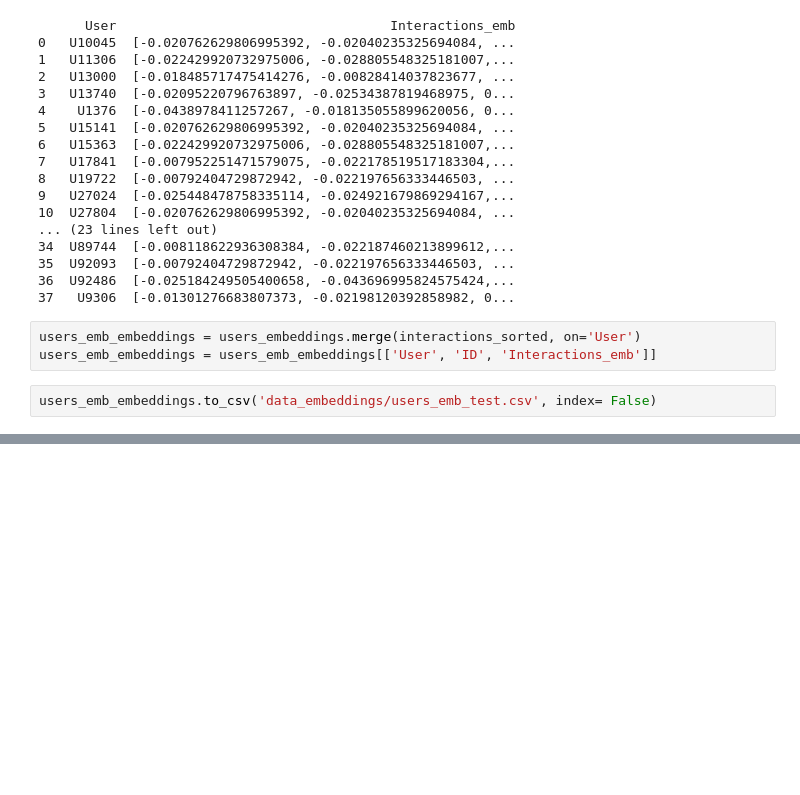
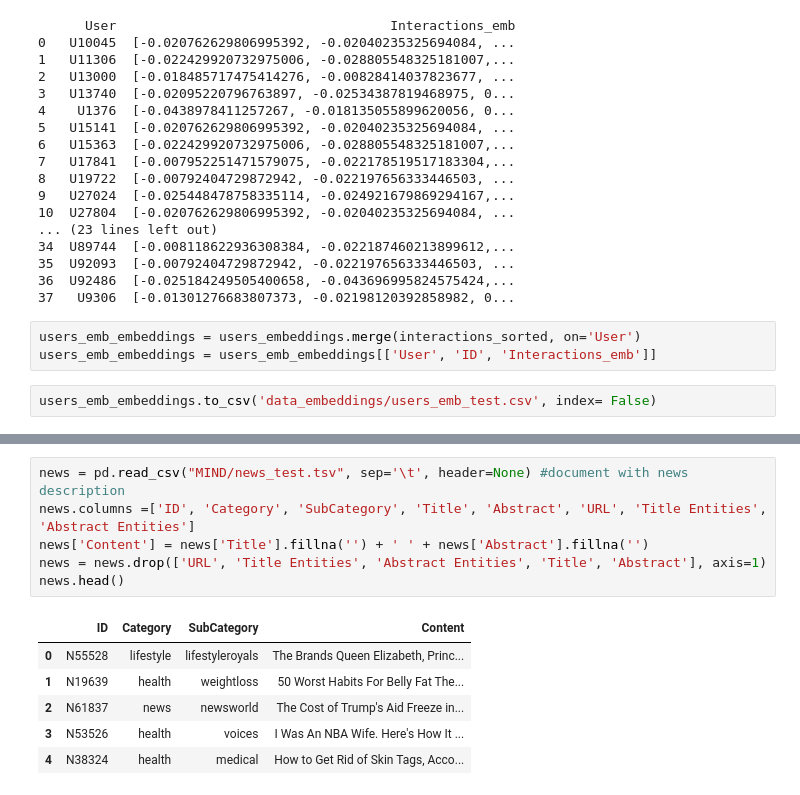
Before and after one commit to krisbara/GPT-Recommender-systems, a Jupyter notebook: data_preprocessing.ipynb, the cells around one changed output, grey strips where cells are left out. Drawn from its saved outputs; the diff is of its cells as text; blank space fills up the shorter version.

```diff
--- a/data_preprocessing.ipynb
+++ b/data_preprocessing.ipynb
@@ -168,0 +189,13 @@ users_emb_embeddings.to_csv('data_embeddings/users_emb_test.csv', index= False)
+# %%
+news = pd.read_csv("MIND/news_test.tsv", sep='\t', header=None) #document with news description
+news.columns =['ID', 'Category', 'SubCategory', 'Title', 'Abstract', 'URL', 'Title Entities', 'Abstract Entities']
+news['Content'] = news['Title'].fillna('') + ' ' + news['Abstract'].fillna('')
+news = news.drop(['URL', 'Title Entities', 'Abstract Entities', 'Title', 'Abstract'], axis=1)
+news.head()
+# %% [output]
+|  | ID | Category | SubCategory | Content |
+| 0 | N55528 | lifestyle | lifestyleroyals | The Brands Queen Elizabeth, Princ... |
+| 1 | N19639 | health | weightloss | 50 Worst Habits For Belly Fat The... |
+| 2 | N61837 | news | newsworld | The Cost of Trump's Aid Freeze in... |
+| 3 | N53526 | health | voices | I Was An NBA Wife. Here's How It ... |
+| 4 | N38324 | health | medical | How to Get Rid of Skin Tags, Acco... |
```
Also changed, not shown: parts of 3 cells of this notebook, 7 other files.
